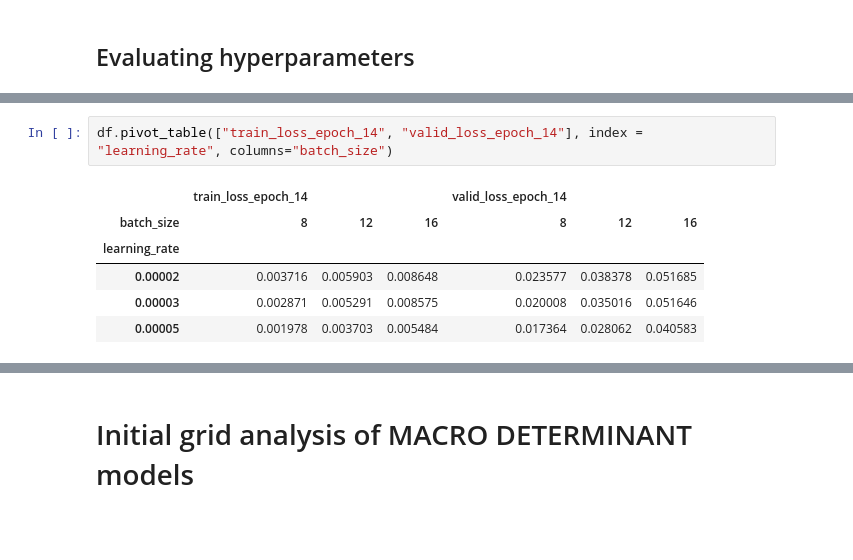
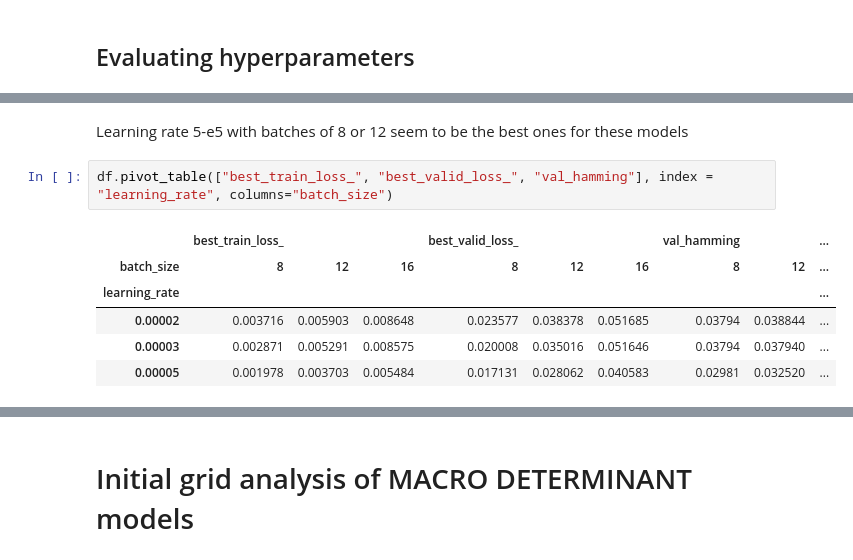
Before and after one commit to alberto-lorente/RorschIA_07-04, a Jupyter notebook: Gridsearch results/Second Gridsearch/Analysis of Gridserch Results.ipynb, the cells around one changed output, grey strips where cells are left out. Drawn from its saved outputs; the diff is of its cells as text; blank space fills up the shorter version.

```diff
--- a/Gridsearch results/Second Gridsearch/Analysis of Gridserch Results.ipynb
+++ b/Gridsearch results/Second Gridsearch/Analysis of Gridserch Results.ipynb
@@ -147,9 +282,11 @@ df[cols_comparison].sort_values("test_loss", ascending=True)
+# %% [markdown]
+Learning rate 5-e5 with batches of 8 or 12 seem to be the best ones for these models
 # %%
-df.pivot_table(["train_loss_epoch_14", "valid_loss_epoch_14"], index = "learning_rate", columns="batch_size")
+df.pivot_table(["best_train_loss_", "best_valid_loss_", "val_hamming"], index = "learning_rate", columns="batch_size")
 # %% [output]
-|  | train_loss_epoch_14 |  |  | valid_loss_epoch_14 |  |  |
-| batch_size | 8 | 12 | 16 | 8 | 12 | 16 |
-| learning_rate |  |  |  |  |  |  |
-| 0.00002 | 0.003716 | 0.005903 | 0.008648 | 0.023577 | 0.038378 | 0.051685 |
-| 0.00003 | 0.002871 | 0.005291 | 0.008575 | 0.020008 | 0.035016 | 0.051646 |
-| 0.00005 | 0.001978 | 0.003703 | 0.005484 | 0.017364 | 0.028062 | 0.040583 |
+|  | best_train_loss_ |  |  | best_valid_loss_ |  |  | val_hamming |  | ... |
+| batch_size | 8 | 12 | 16 | 8 | 12 | 16 | 8 | 12 | ... |
+| learning_rate |  |  |  |  |  |  |  |  | ... |
+| 0.00002 | 0.003716 | 0.005903 | 0.008648 | 0.023577 | 0.038378 | 0.051685 | 0.03794 | 0.038844 | ... |
+| 0.00003 | 0.002871 | 0.005291 | 0.008575 | 0.020008 | 0.035016 | 0.051646 | 0.03794 | 0.037940 | ... |
+| 0.00005 | 0.001978 | 0.003703 | 0.005484 | 0.017131 | 0.028062 | 0.040583 | 0.02981 | 0.032520 | ... |
```
Also changed, not shown: parts of 71 cells of this notebook, 5 other files.
